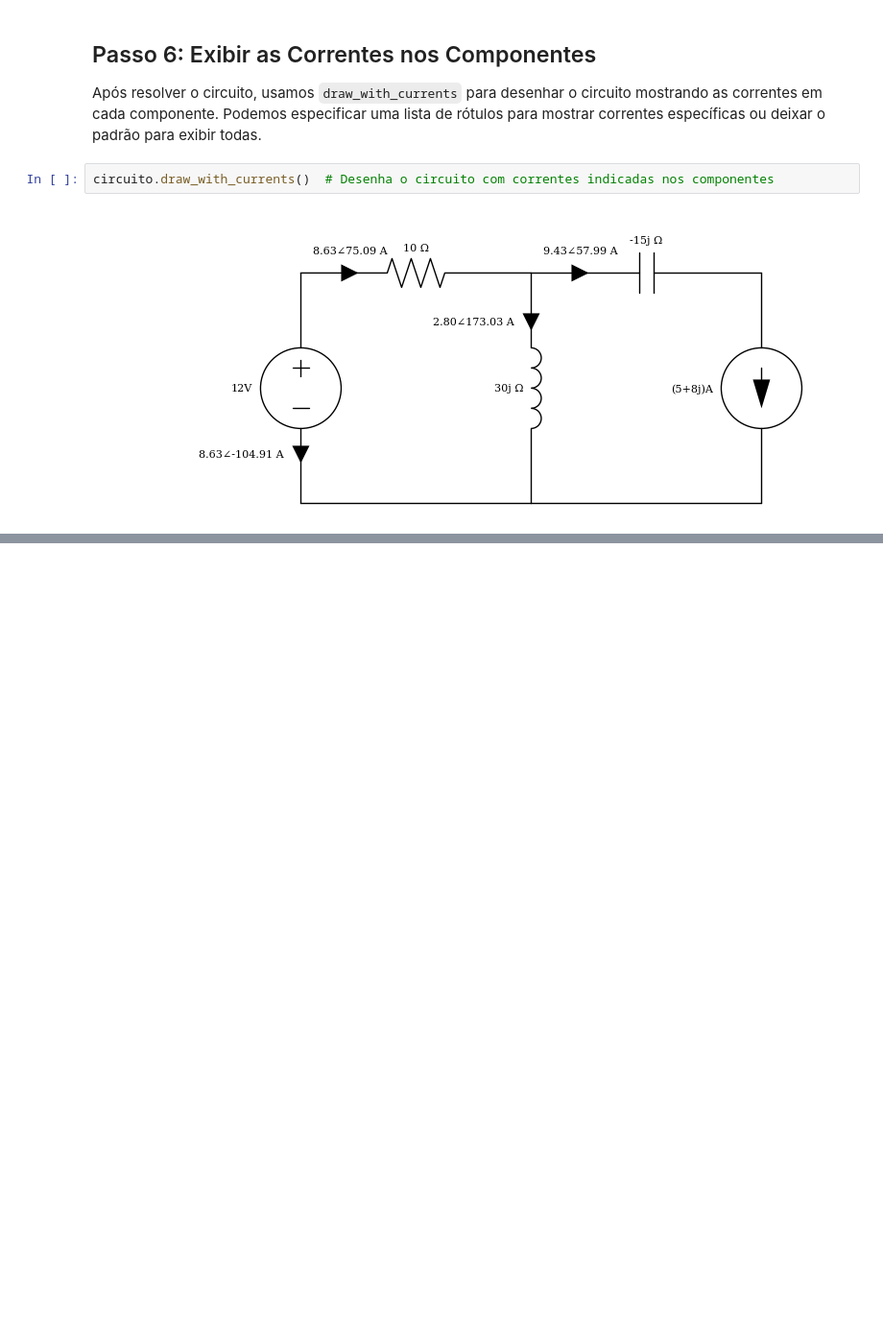
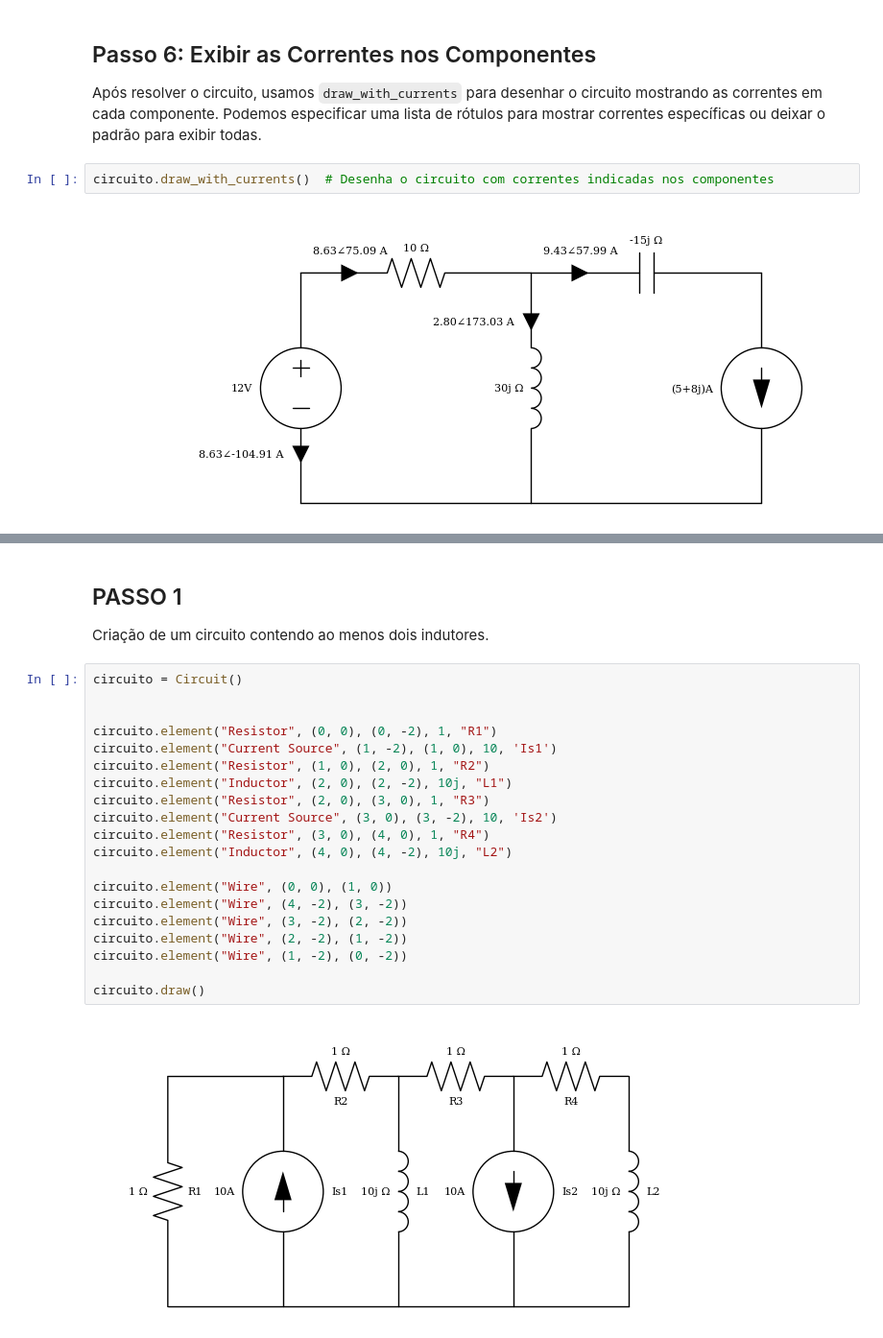
Before and after one commit to ygordealmeida/PhaCircuits, a Jupyter notebook: Exemplos/Guia_de_Uso.ipynb, the cells around one changed output, grey strips where cells are left out. Shown at 96% size. Drawn from its saved outputs; the diff is of its cells as text; blank space fills up the shorter version.

```diff
--- a/Exemplos/Guia_de_Uso.ipynb
+++ b/Exemplos/Guia_de_Uso.ipynb
@@ -89,0 +94,26 @@ circuito.draw_with_currents()  # Desenha o circuito com correntes indicadas nos
+# %% [markdown]
+## PASSO 1
+
+Criação de um circuito contendo ao menos dois indutores.
+# %%
+circuito = Circuit()
+
+
+circuito.element("Resistor", (0, 0), (0, -2), 1, "R1")
+circuito.element("Current Source", (1, -2), (1, 0), 10, 'Is1')
+circuito.element("Resistor", (1, 0), (2, 0), 1, "R2")
+circuito.element("Inductor", (2, 0), (2, -2), 10j, "L1")
+circuito.element("Resistor", (2, 0), (3, 0), 1, "R3")
+circuito.element("Current Source", (3, 0), (3, -2), 10, 'Is2')
+circuito.element("Resistor", (3, 0), (4, 0), 1, "R4")
+circuito.element("Inductor", (4, 0), (4, -2), 10j, "L2")
+
+circuito.element("Wire", (0, 0), (1, 0))
+circuito.element("Wire", (4, -2), (3, -2))
+circuito.element("Wire", (3, -2), (2, -2))
+circuito.element("Wire", (2, -2), (1, -2))
+circuito.element("Wire", (1, -2), (0, -2))
+
+circuito.draw()
+# %% [output]
+[figure, added]
```
Also changed, not shown: parts of 8 cells of this notebook.
